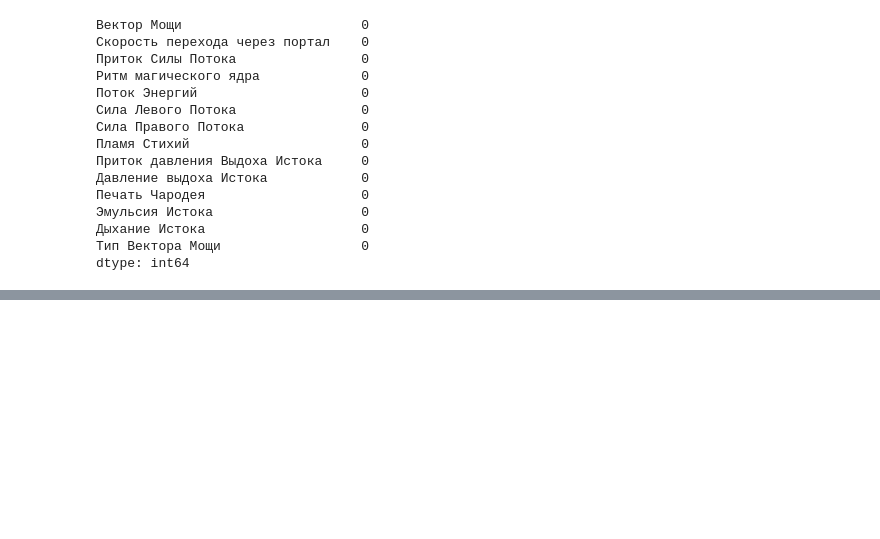
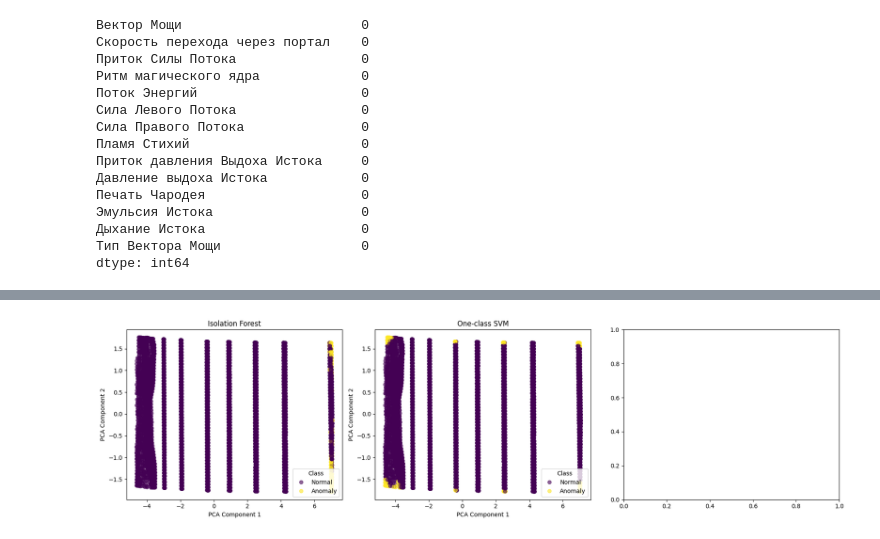
Before and after one commit to smnk-1/data-practicum, a Jupyter notebook: data_preprocessing.ipynb, the cells around one changed output, grey strips where cells are left out. Saved outputs shown, nothing was run; the diff lists cells and outputs as text; code cells hidden in the pictures; blank space fills up the shorter version.

```diff
--- a/data_preprocessing.ipynb
+++ b/data_preprocessing.ipynb
@@ -535,0 +638,5 @@ dtype: int64
+# %%
+X_for_anomaly_detection = X_train_after_outlier_removal.select_dtypes(include=[np.number])
+
+scaler = StandardScaler()
+X_scaled = scaler.fit_transform(X_for_anomaly_detection)
@@ -535,0 +664,21 @@ dtype: int64
+# %%
+pca = PCA(n_components=2, random_state=42)
+X_pca = pca.fit_transform(X_scaled) # X_scaled - масштабированный numpy array
+
+fig, axes = plt.subplots(1, 3, figsize=(18, 5))
+
+# algorithms = [('Isolation Forest', anomaly_iso), ('One-class SVM', anomaly_ocsvm), ('DBSCAN', anomaly_dbscan)]
+algorithms = [('Isolation Forest', anomaly_iso), ('One-class SVM', anomaly_ocsvm)]
+
+for i, (name, anomaly_mask) in enumerate(algorithms):
+    scatter = axes[i].scatter(X_pca[:, 0], X_pca[:, 1], c=anomaly_mask.astype(int), cmap='viridis', alpha=0.6)
+    axes[i].set_title(name)
+    axes[i].set_xlabel('PCA Component 1')
+    axes[i].set_ylabel('PCA Component 2')
+    handles, _ = scatter.legend_elements()
+    axes[i].legend(handles, ["Normal", "Anomaly"], title="Class")
+
+plt.tight_layout()
+plt.show()
+# %% [output]
+[figure, added]
```
Also changed, not shown: parts of 12 cells of this notebook.
